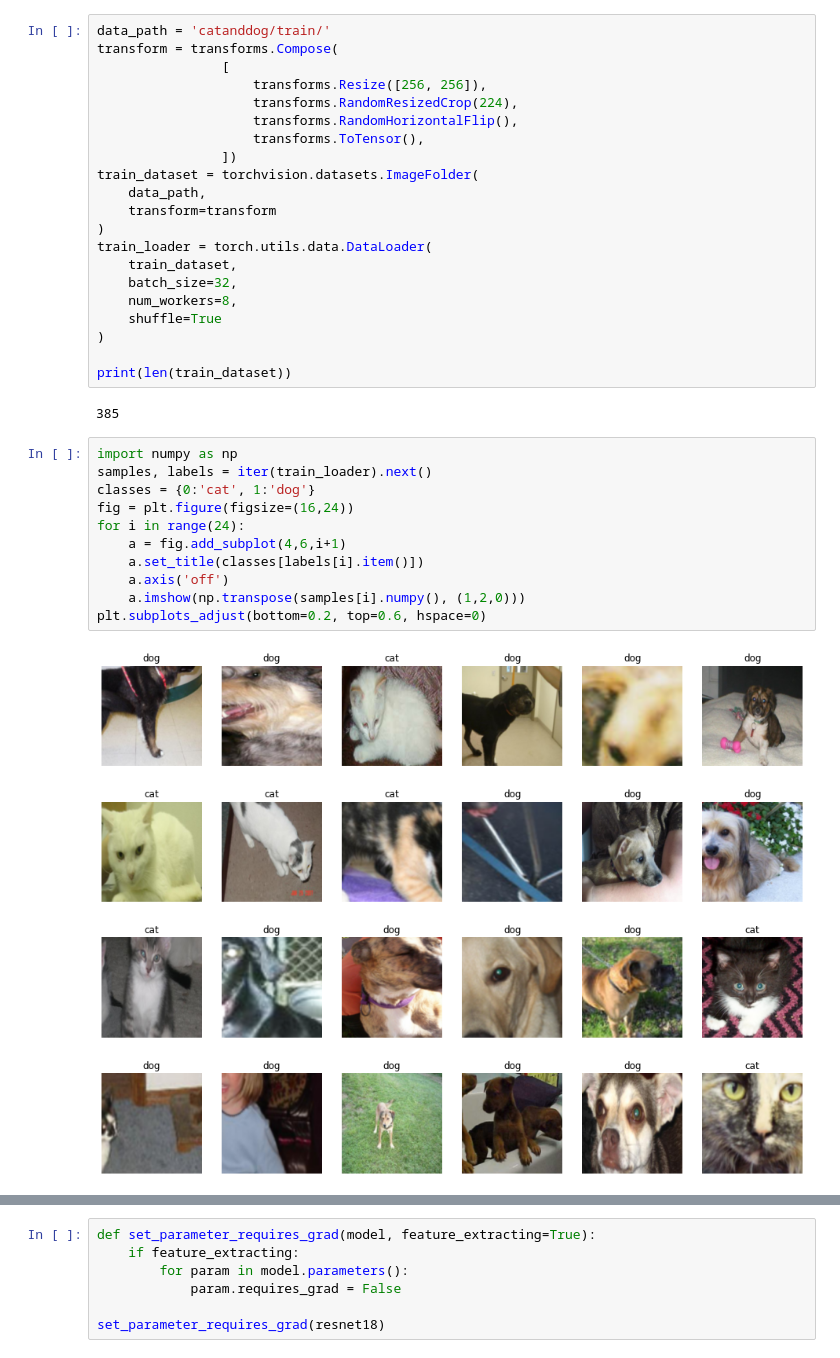
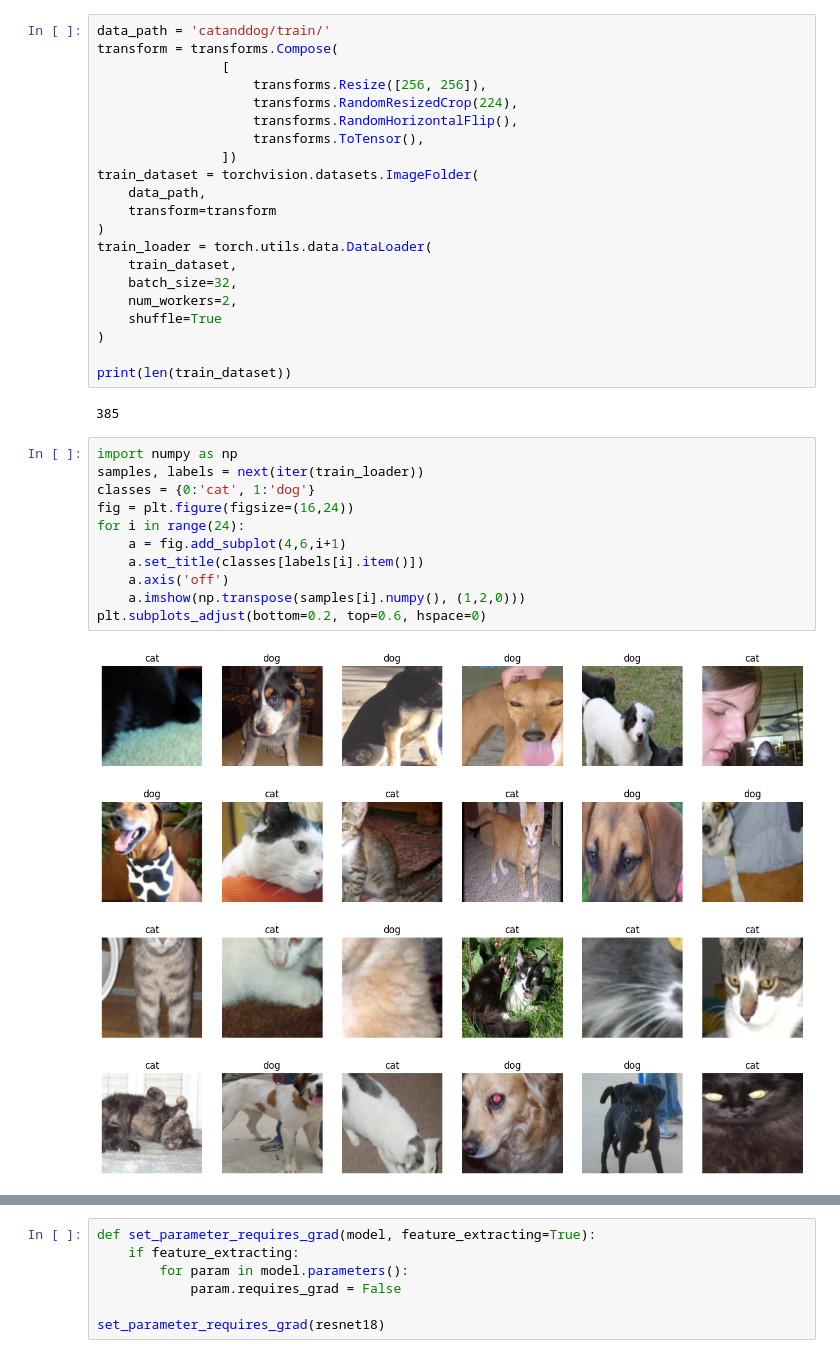
Before and after one commit to jeoung09/deep-learning-pytorch, a Jupyter notebook: chap05/colab_5장.ipynb, the cells around one changed output, grey strips where cells are left out. Cells and saved outputs as stored; diff of their text form.

```diff
--- a/chap05/colab_5장.ipynb
+++ b/chap05/colab_5장.ipynb
@@ -309,7 +333,7 @@ train_dataset = torchvision.datasets.ImageFolder(
 train_loader = torch.utils.data.DataLoader(
     train_dataset,
     batch_size=32,
-    num_workers=8,
+    num_workers=2,
     shuffle=True
 )
 
@@ -318,15 +342,15 @@ print(len(train_dataset))
 385
 # %%
 import numpy as np
-samples, labels = iter(train_loader).next()
+samples, labels = next(iter(train_loader))
 classes = {0:'cat', 1:'dog'}
 fig = plt.figure(figsize=(16,24))
 for i in range(24):
     a = fig.add_subplot(4,6,i+1)
     a.set_title(classes[labels[i].item()])
     a.axis('off')
     a.imshow(np.transpose(samples[i].numpy(), (1,2,0)))
 plt.subplots_adjust(bottom=0.2, top=0.6, hspace=0)
 # %% [output]
-[figure, old version]
+[figure, new version]
 # %%
```
Also changed, not shown: parts of 19 cells of this notebook.
